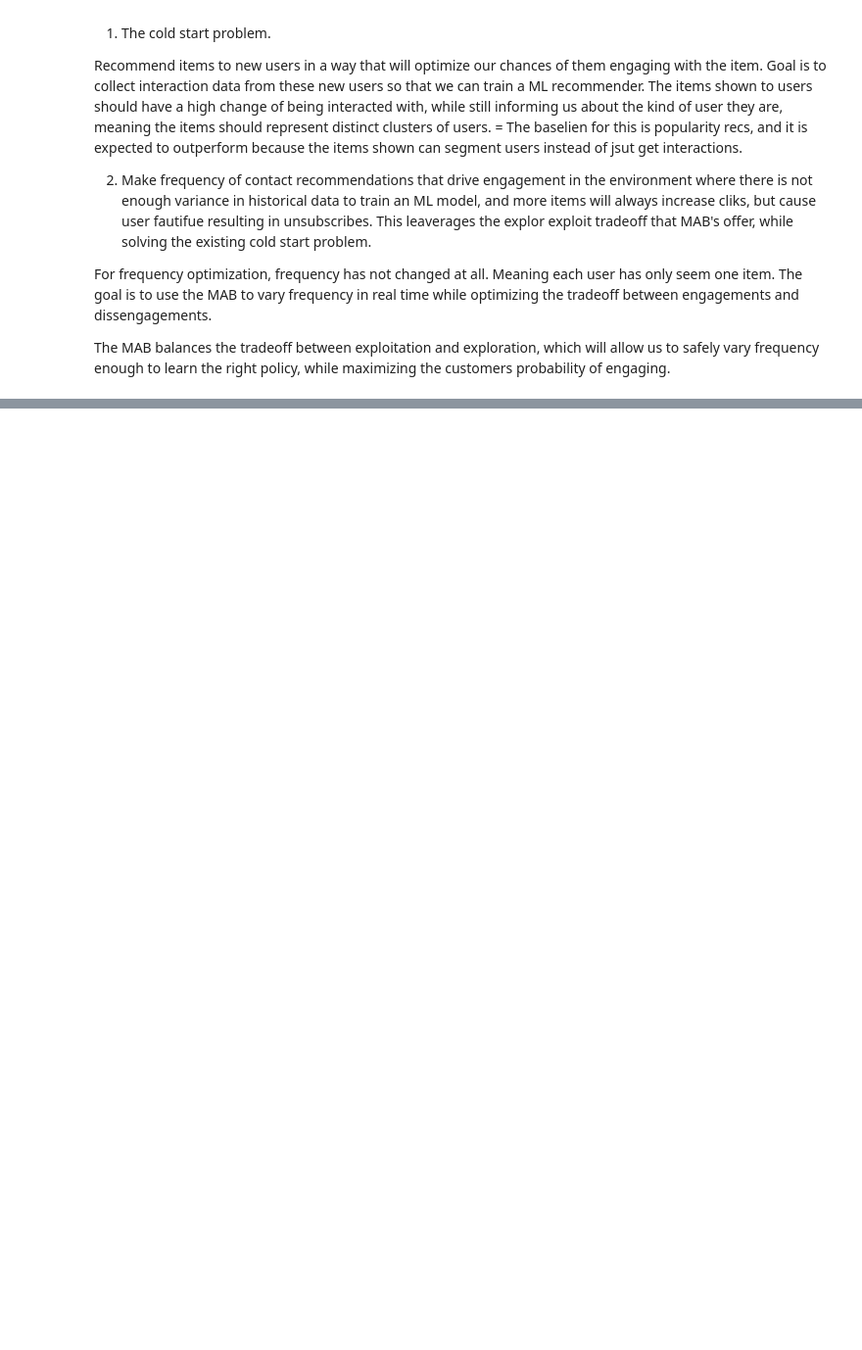
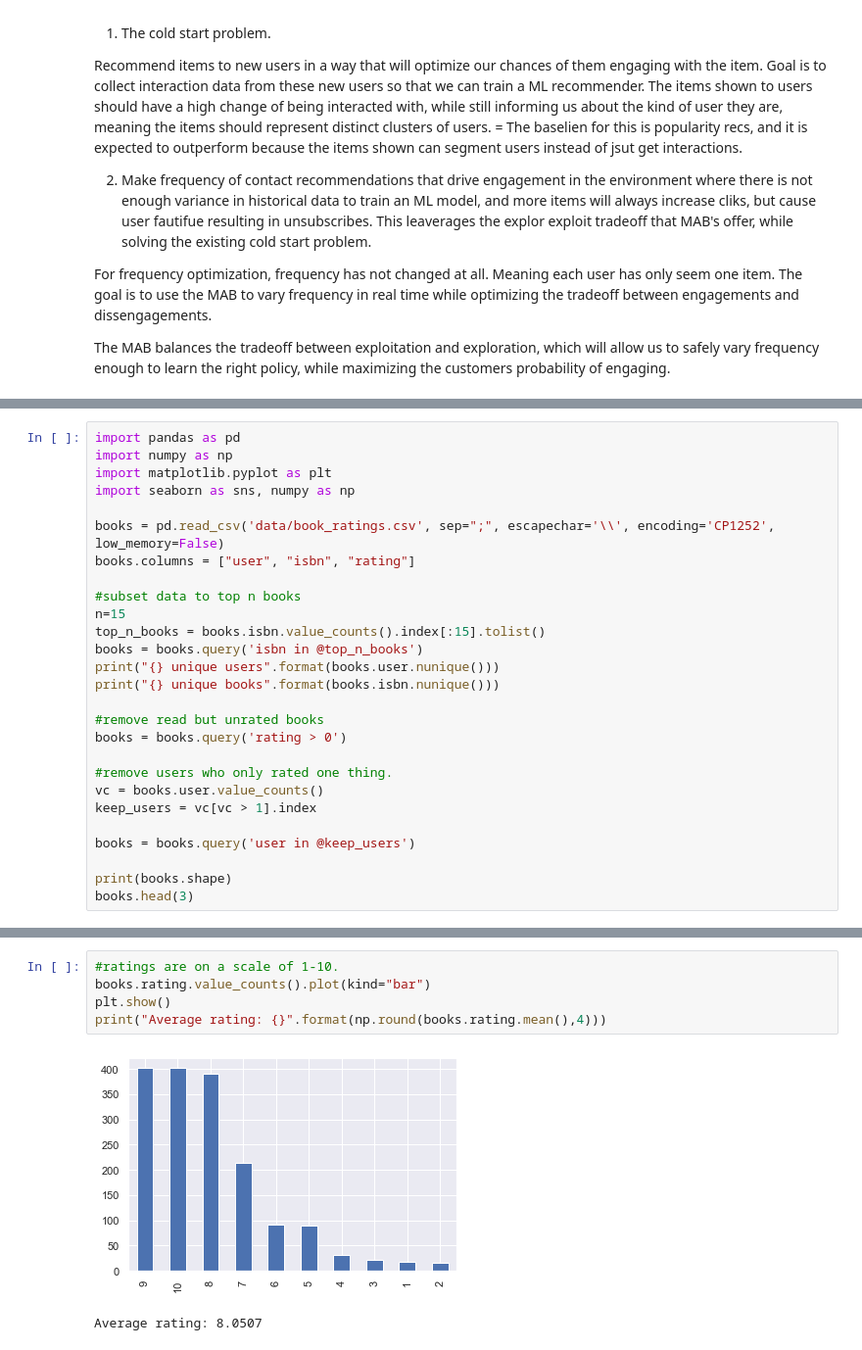
Before and after one commit to statisticianinstilettos/recommender_engines, a Jupyter notebook: MultiArmedBandit.ipynb, the cells around one changed output, grey strips where cells are left out. Shown at 98% size. Drawn from its saved outputs; the diff is of its cells as text; blank space fills up the shorter version.

```diff
--- a/MultiArmedBandit.ipynb
+++ b/MultiArmedBandit.ipynb
@@ -92,0 +85,27 @@ books.head()
+# %%
+import pandas as pd
+import numpy as np
+import matplotlib.pyplot as plt
+import seaborn as sns, numpy as np
+
+books = pd.read_csv('data/book_ratings.csv', sep=";", escapechar='\\', encoding='CP1252', low_memory=False)
+books.columns = ["user", "isbn", "rating"]
+
+#subset data to top n books
+n=15
+top_n_books = books.isbn.value_counts().index[:15].tolist()
+books = books.query('isbn in @top_n_books')
+print("{} unique users".format(books.user.nunique()))
+print("{} unique books".format(books.isbn.nunique()))
+
+#remove read but unrated books
+books = books.query('rating > 0')
+
+#remove users who only rated one thing.
+vc = books.user.value_counts()
+keep_users = vc[vc > 1].index
+
+books = books.query('user in @keep_users')
+
+print(books.shape)
+books.head(3)
@@ -92,0 +120,8 @@ books.head()
+# %%
+#ratings are on a scale of 1-10.
+books.rating.value_counts().plot(kind="bar")
+plt.show()
+print("Average rating: {}".format(np.round(books.rating.mean(),4)))
+# %% [output]
+[figure, added]
+Average rating: 8.0507
```
Also changed, not shown: parts of 21 cells of this notebook, 1 other file.
